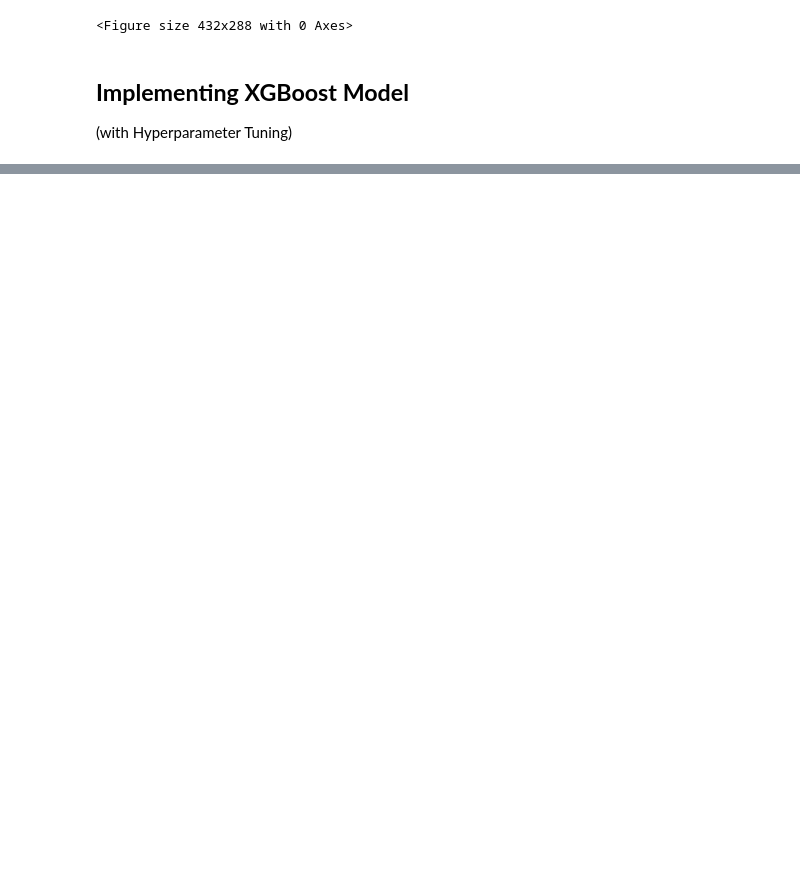
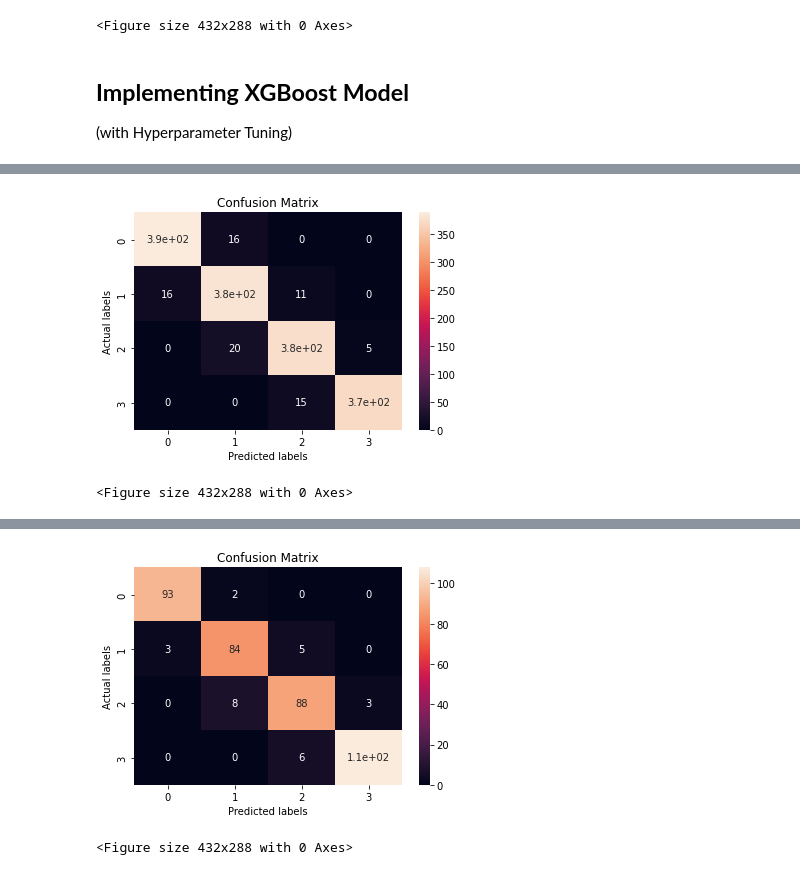
Before and after one commit to DipanshuKumar449/Mobile-Price-Range-Prediction, a Jupyter notebook: Mobile_Price_Range_Prediction.ipynb, the cells around one changed output, grey strips where cells are left out. Drawn from its saved outputs; the diff is of its cells as text; code cells hidden in the pictures; blank space fills up the shorter version.

```diff
--- a/Mobile_Price_Range_Prediction.ipynb
+++ b/Mobile_Price_Range_Prediction.ipynb
@@ -1048,0 +1052,74 @@ Confusion metrix for the Testing Data
+# %%
+# SVM with Hyperparameter tuning implementation
+from sklearn.svm import SVC
+
+print(".....Support Vector Machine Classifier.....")
+print('\n')
+
+SVM = SVC(decision_function_shape = 'ovo', probability = True)
+
+# Selecting Hyperparameters
+params_dict = {'C': [0.01,0.1,1,10,100],
+              'gamma': [1,0.1,0.01,0.001],
+              'kernel': ['rbf','poly','sigmoid']}
+
+# Using Randomized Search CV
+SVM_model = RandomizedSearchCV(estimator = SVM,
+                       param_distributions= params_dict,
+                       cv = 5, verbose=2, scoring='accuracy')
+
+SVM_model.fit(X_train,Y_train)
+
+print(SVM_model.best_estimator_)    # Getting the best Estimator
+print("\n")
+SVM_optimal = SVM_model.best_estimator_
+
+
+# Predictions of Training and Testing Dasets
+
+SVM_pred_train = SVM_optimal.predict(X_train)   # Prediction for train dataset
+SVM_pred_test = SVM_optimal.predict(X_test)     # Prediction for test dataset
+
+# ............Evaluation.............
+
+print("Evaluation metrices for the Training Data")
+print('\n')
+# calling evaluation_model function
+evaluation_model(Y_train,SVM_pred_train)
+
+print('\n')
+print("----"*15)
+print("----"*15)
+print('\n')
+
+print("Evaluation metrices for the Testing Data")
+print('\n')
+# calling evaluation_model function
+evaluation_model(Y_test,SVM_pred_test)
+
+print('\n')
+print("----"*15)
+print("----"*15)
+print('\n')
+
+#...............Confusion Matrix..............
+
+print("Confusion metrix for the Training Data")
+print('\n')
+# calling confusion metrics function
+confuse_matrix(Y_train,SVM_pred_train)
+plt.figure()
+plt.show()
+
+print('\n')
+print("----"*15)
+print("----"*15)
+print('\n')
+
+print("Confusion metrix for the Testing Data")
+print('\n')
+# calling confusion metrics function
+confuse_matrix(Y_test,SVM_pred_test)
+plt.figure()
+plt.show()
+# %% [output]
@@ -1048,0 +1143,2 @@ Confusion metrix for the Testing Data
+[figure, added]
+<Figure size 432x288 with 0 Axes>
@@ -1048,0 +1156,2 @@ Confusion metrix for the Testing Data
+[figure, added]
+<Figure size 432x288 with 0 Axes>
```
Also changed, not shown: parts of 8 cells of this notebook.
